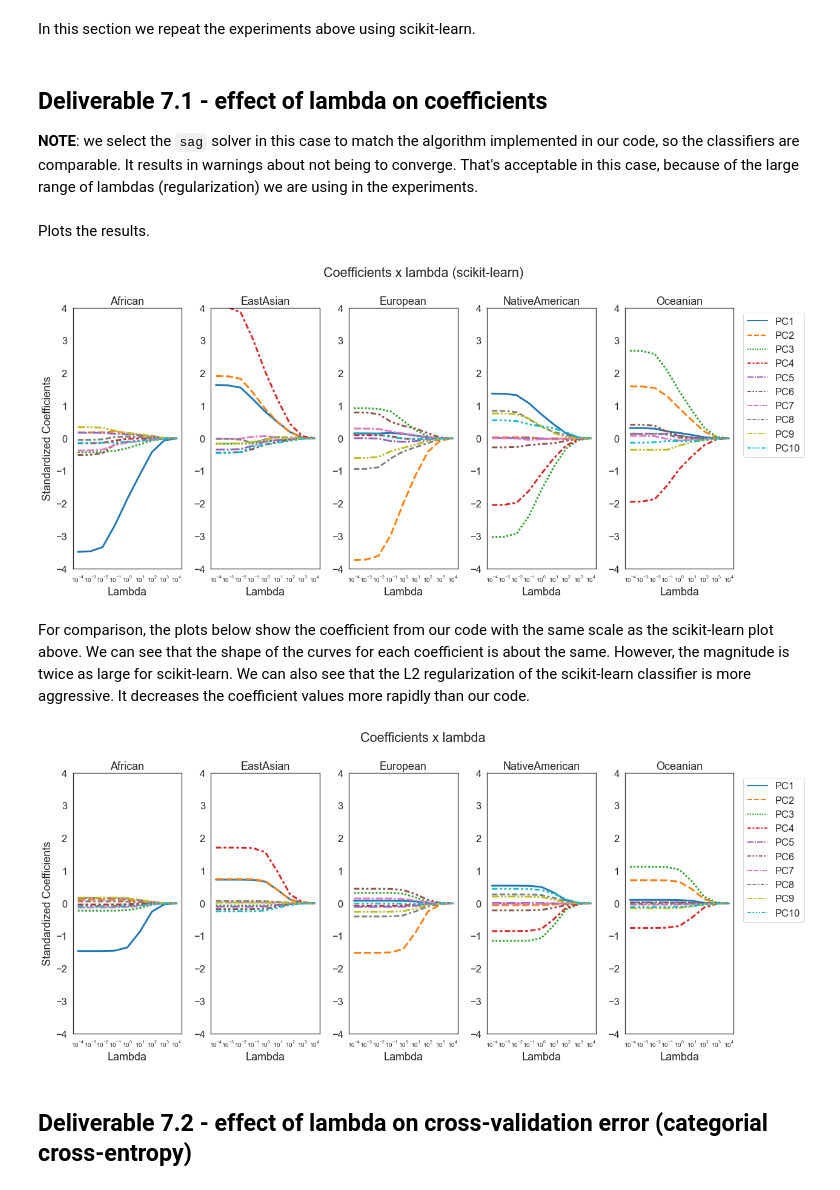
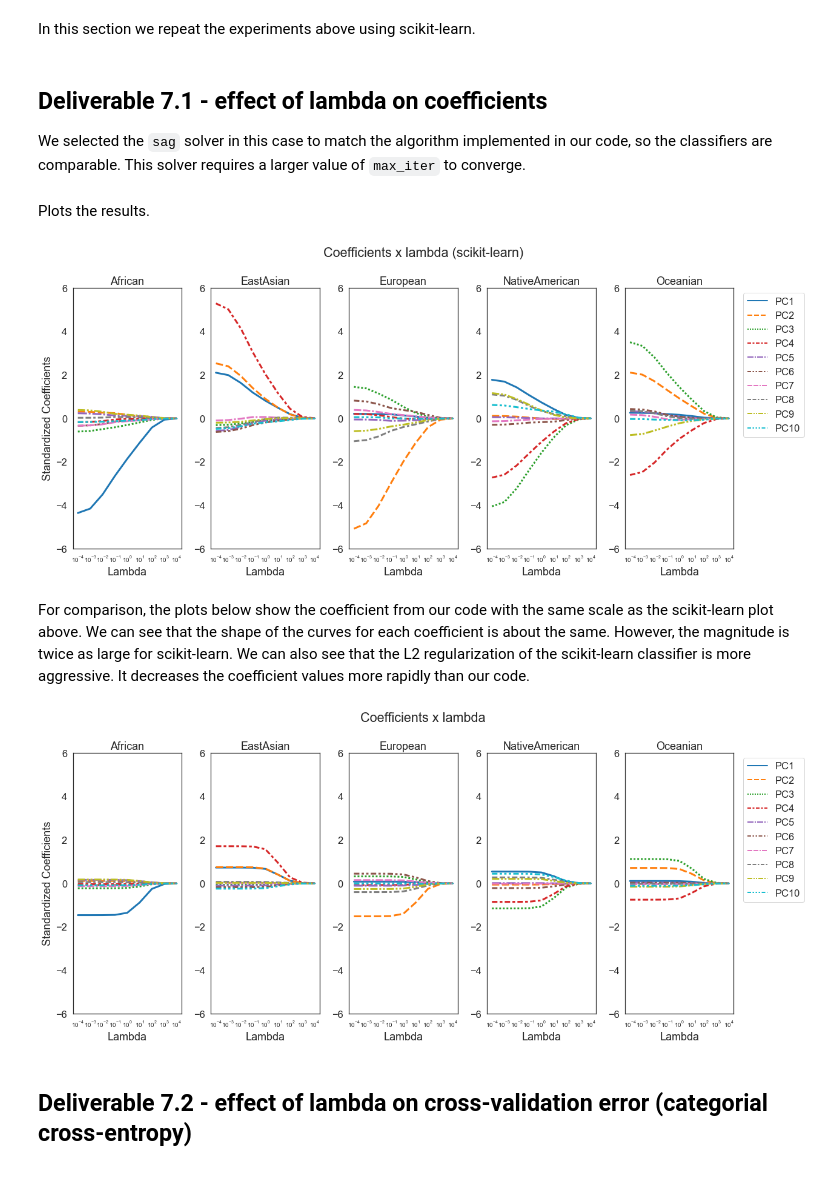
Before and after one commit to fau-masters-collected-works-cgarbin/regression-no-libraries, a Jupyter notebook: logistic_regression.ipynb, the cells around one changed output. Saved outputs shown, nothing was run; the diff lists cells and outputs as text; code cells hidden in the pictures.

```diff
--- a/logistic_regression.ipynb
+++ b/logistic_regression.ipynb
@@ -252,14 +252,15 @@ from sklearn import metrics
 # %% [markdown]
 ## Deliverable 7.1 - effect of lambda on coefficients
 
-**NOTE**: we select the `sag` solver in this case to match the algorithm implemented in our code, so the classifiers are comparable. It results in warnings about not being to converge. That's acceptable in this case, because of the large range of lambdas (regularization) we are using in the experiments.
+We selected the `sag` solver in this case to match the algorithm implemented in our code, so the classifiers are comparable. This solver requires a larger value of `max_iter` to converge.
 # %%
 betas_sk = []
 for lmbda in LAMBDAS_TO_TEST:
     x, y, y_raw = read_dataset(TRAINING_FILE, standardize=False)
     model_sk = pipeline.make_pipeline(preprocessing.StandardScaler(),
         linear_model.LogisticRegression(multi_class='multinomial',
-            solver='sag', penalty='l2', C=1/lmbda, random_state=42))
+            solver='sag', penalty='l2', C=1/lmbda,
+            max_iter=2000, random_state=42))
     model_sk.fit(x, y_raw.ravel())
     # scikit returns coefficient in (classes, features)
     # Store its transpose to match our code, so we can plot later
@@ -268,15 +269,15 @@ for lmbda in LAMBDAS_TO_TEST:
 # %% [markdown]
 Plots the results.
 # %%
-plot_betas(betas_sk, 'Coefficients x lambda (scikit-learn)', 4, -4)
+plot_betas(betas_sk, 'Coefficients x lambda (scikit-learn)', 6, -6)
 # %% [output]
-[figure, old version]
+[figure, new version]
 # %% [markdown]
 For comparison, the plots below show the coefficient from our code with the same scale as the scikit-learn plot above. We can see that the shape of the curves for each coefficient is about the same. However, the magnitude is twice as large for scikit-learn. We can also see that the L2 regularization of the scikit-learn classifier is more aggressive. It decreases the coefficient values more rapidly than our code.
 # %%
-plot_betas(betas, 'Coefficients x lambda', 4, -4)
+plot_betas(betas, 'Coefficients x lambda', 6, -6)
 # %% [output]
-[figure, old version]
+[figure, new version]
 # %% [markdown]
 ## Deliverable 7.2 - effect of lambda on cross-validation error (categorial cross-entropy)
 # %% [markdown]
```
Also changed, not shown: parts of 3 cells of this notebook.
